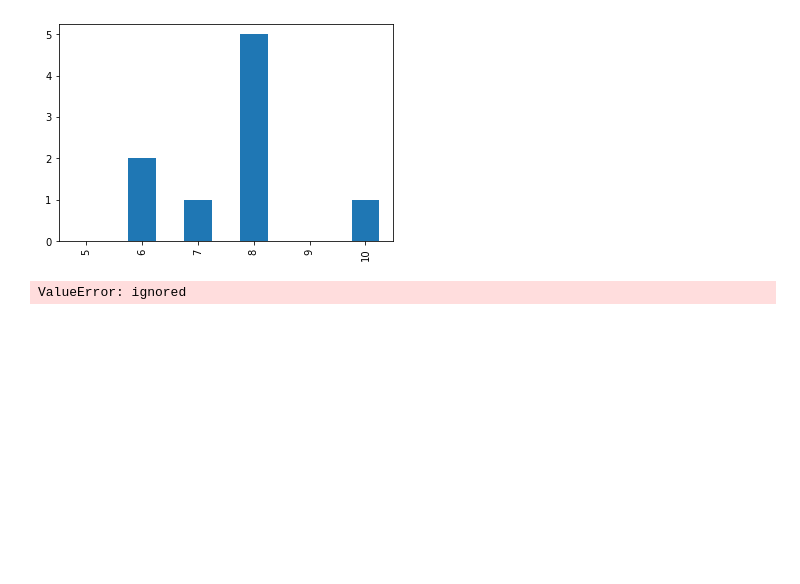
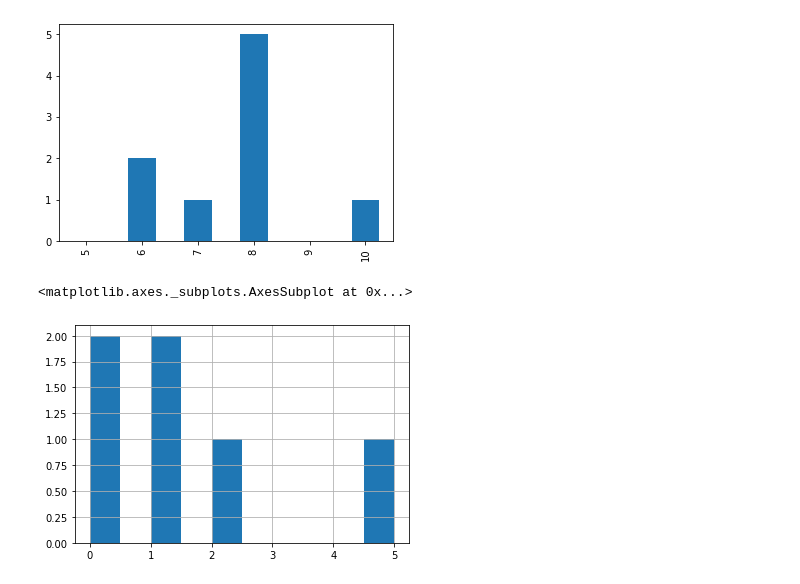
Before and after one commit to Abdullah-ohida/DSFML, a Jupyter notebook: Copy_of_Data_science.ipynb, the cells around one changed output. Cells and saved outputs as stored; diff of their text form; code cells hidden in the pictures; blank space fills up the shorter version.

```diff
--- a/Copy_of_Data_science.ipynb
+++ b/Copy_of_Data_science.ipynb
@@ -225,6 +225,7 @@ pe.plot(kind = "bar")
 [figure]
 # %%
 pe = perious_hire["Previous employers"]
-pe.plot(kind = "histogram")
+pe.hist()
 # %% [output]
-ValueError: ignored
+<matplotlib.axes._subplots.AxesSubplot at 0x...>
+[figure, added]
```
